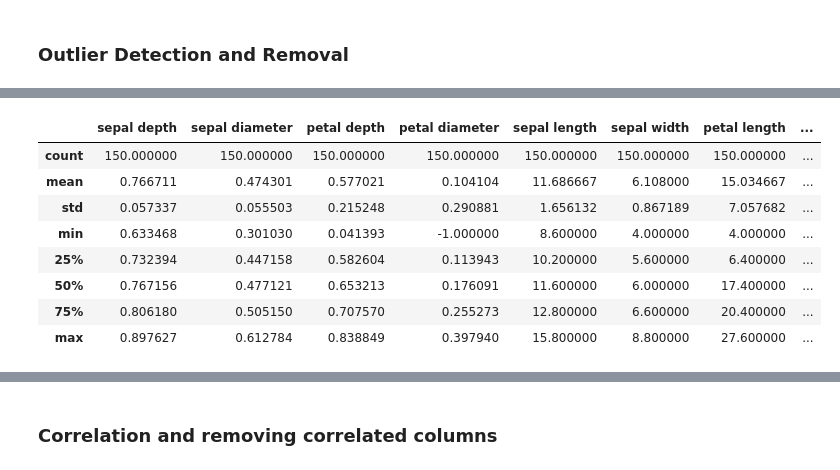
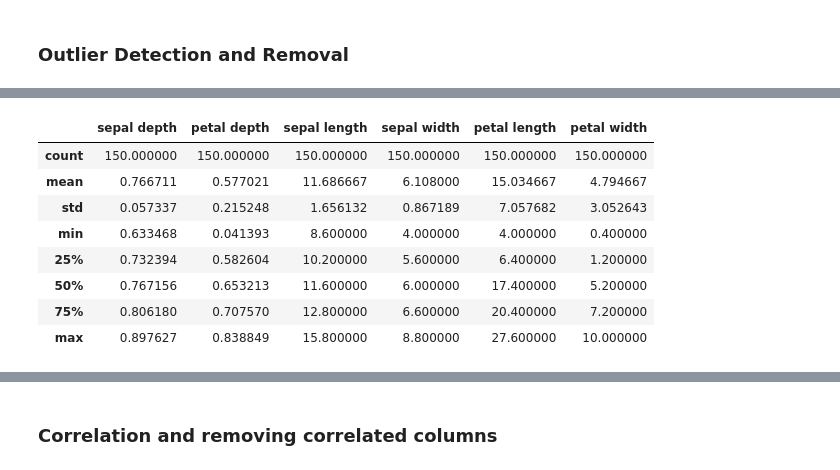
Before and after one commit to areebashafiq/Semester-5, a Jupyter notebook: Data Analysis & Visualization/Lab/Lab-3/l20-1113_Lab3.ipynb, the cells around one changed output, grey strips where cells are left out. Saved outputs shown, nothing was run; the diff lists cells and outputs as text; code cells hidden in the pictures.

```diff
--- a/Data Analysis & Visualization/Lab/Lab-3/l20-1113_Lab3.ipynb
+++ b/Data Analysis & Visualization/Lab/Lab-3/l20-1113_Lab3.ipynb
@@ -31,4 +31,8 @@ data.describe()
 
 # Till now only first column is dropped as indexes of dataframe are duplicating with indexes of dataset.
 #  So dropping index column will have no effect on data.
+
+data=data.drop([data.columns[1]],axis=1) # sepal diameter is redundant
+data=data.drop([data.columns[2]],axis=1) # petal diameter is redundant
+data.head()
 # %% [output]
@@ -121,8 +94,6 @@ temp.describe()
 # %%
 data['petal depth']=data['petal depth'].fillna(data['petal depth'].median())
-data['petal diameter']=data['petal diameter'].fillna(data['petal diameter'].median())
 data['sepal depth']=data['sepal depth'].fillna(data['sepal depth'].median())
-data['sepal diameter']=data['sepal diameter'].fillna(data['sepal diameter'].median())
 
 # Here replacing missing values with median over mean or interpolation is preferred after comparing the results
 # of all three approaches. It can be observed that replacing with median values creates minimum possible distortion
@@ -150,20 +121,18 @@ data.boxplot(figsize=(12,8))
 # %%
 # applying log transformation
-data['sepal diameter'] = np.log10(data['sepal diameter'])
 data['sepal depth'] = np.log10(data['sepal depth'])
-data['petal diameter'] = np.log10(data['petal diameter'])
 data['petal depth'] = np.log10(data['petal depth'])
 data.describe()
 # %% [output]
-|  | sepal depth | sepal diameter | petal depth | petal diameter | sepal length | sepal width | petal length | ... |
-| count | 150.000000 | 150.000000 | 150.000000 | 150.000000 | 150.000000 | 150.000000 | 150.000000 | ... |
-| mean | 0.766711 | 0.474301 | 0.577021 | 0.104104 | 11.686667 | 6.108000 | 15.034667 | ... |
-| std | 0.057337 | 0.055503 | 0.215248 | 0.290881 | 1.656132 | 0.867189 | 7.057682 | ... |
-| min | 0.633468 | 0.301030 | 0.041393 | -1.000000 | 8.600000 | 4.000000 | 4.000000 | ... |
-| 25% | 0.732394 | 0.447158 | 0.582604 | 0.113943 | 10.200000 | 5.600000 | 6.400000 | ... |
-| 50% | 0.767156 | 0.477121 | 0.653213 | 0.176091 | 11.600000 | 6.000000 | 17.400000 | ... |
-| 75% | 0.806180 | 0.505150 | 0.707570 | 0.255273 | 12.800000 | 6.600000 | 20.400000 | ... |
-| max | 0.897627 | 0.612784 | 0.838849 | 0.397940 | 15.800000 | 8.800000 | 27.600000 | ... |
+|  | sepal depth | petal depth | sepal length | sepal width | petal length | petal width |
+| count | 150.000000 | 150.000000 | 150.000000 | 150.000000 | 150.000000 | 150.000000 |
+| mean | 0.766711 | 0.577021 | 11.686667 | 6.108000 | 15.034667 | 4.794667 |
+| std | 0.057337 | 0.215248 | 1.656132 | 0.867189 | 7.057682 | 3.052643 |
+| min | 0.633468 | 0.041393 | 8.600000 | 4.000000 | 4.000000 | 0.400000 |
+| 25% | 0.732394 | 0.582604 | 10.200000 | 5.600000 | 6.400000 | 1.200000 |
+| 50% | 0.767156 | 0.653213 | 11.600000 | 6.000000 | 17.400000 | 5.200000 |
+| 75% | 0.806180 | 0.707570 | 12.800000 | 6.600000 | 20.400000 | 7.200000 |
+| max | 0.897627 | 0.838849 | 15.800000 | 8.800000 | 27.600000 | 10.000000 |
 # %%
 def remove_outlier(df_in, col_name):
     q1 = df_in[col_name].quantile(0.25)
```
Also changed, not shown: parts of 14 cells of this notebook, 10 other files.
